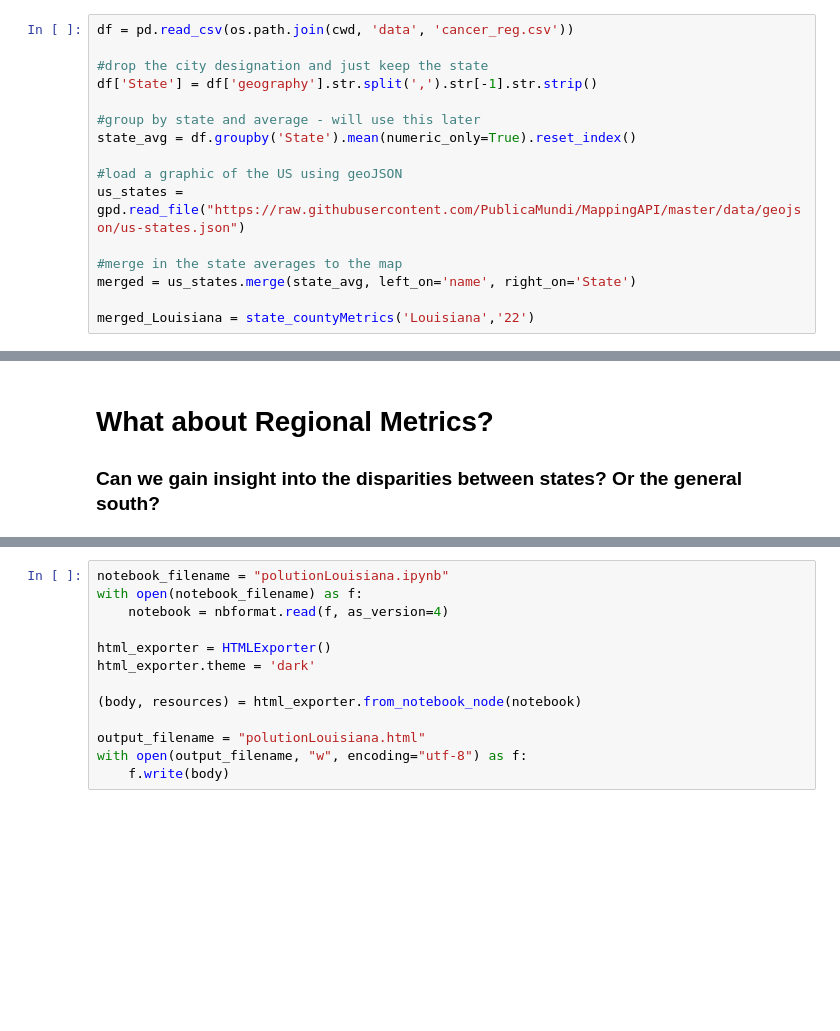
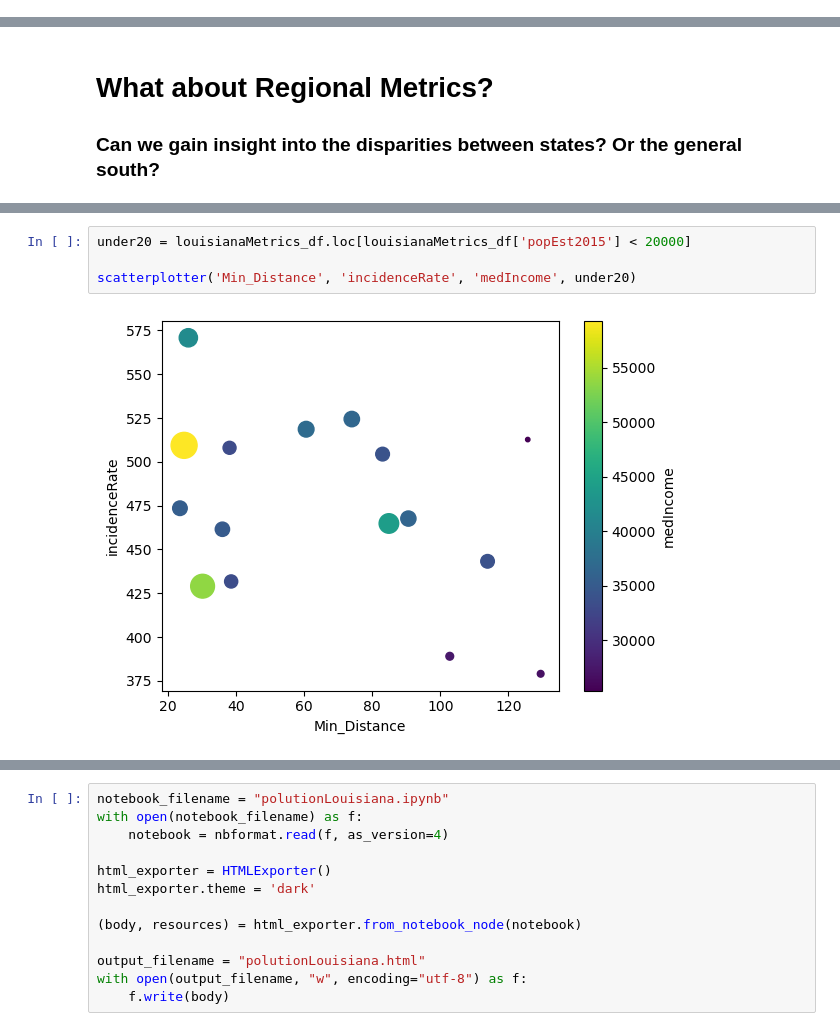
Before and after one commit to arturoAltamirano/arturoAltamirano, a Jupyter notebook: polutionLouisiana.ipynb, the cells around one changed output, grey strips where cells are left out. Cells and saved outputs as stored; diff of their text form; blank space fills up the shorter version.

```diff
--- a/polutionLouisiana.ipynb
+++ b/polutionLouisiana.ipynb
@@ -196,18 +144,2 @@ def state_countyMetrics(state_name, fips_code):
-# %%
-df = pd.read_csv(os.path.join(cwd, 'data', 'cancer_reg.csv'))
-
-#drop the city designation and just keep the state
-df['State'] = df['geography'].str.split(',').str[-1].str.strip()
-
-#group by state and average - will use this later
-state_avg = df.groupby('State').mean(numeric_only=True).reset_index()
-
-#load a graphic of the US using geoJSON
-us_states = gpd.read_file("https://raw.githubusercontent.com/PublicaMundi/MappingAPI/master/data/geojson/us-states.json")
-
-#merge in the state averages to the map
-merged = us_states.merge(state_avg, left_on='name', right_on='State')
-
-merged_Louisiana = state_countyMetrics('Louisiana','22')
 # %%
 def incidence_plotter(merged, name, points_gdf):
@@ -345,0 +366,6 @@ plot = incidence_plotter(merged_south, 'South', points_gdf)
+# %%
+under20 = louisianaMetrics_df.loc[louisianaMetrics_df['popEst2015'] < 20000]
+
+scatterplotter('Min_Distance', 'incidenceRate', 'medIncome', under20)
+# %% [output]
+[figure, added]
```
Also changed, not shown: parts of 31 cells of this notebook, 2 other files.
